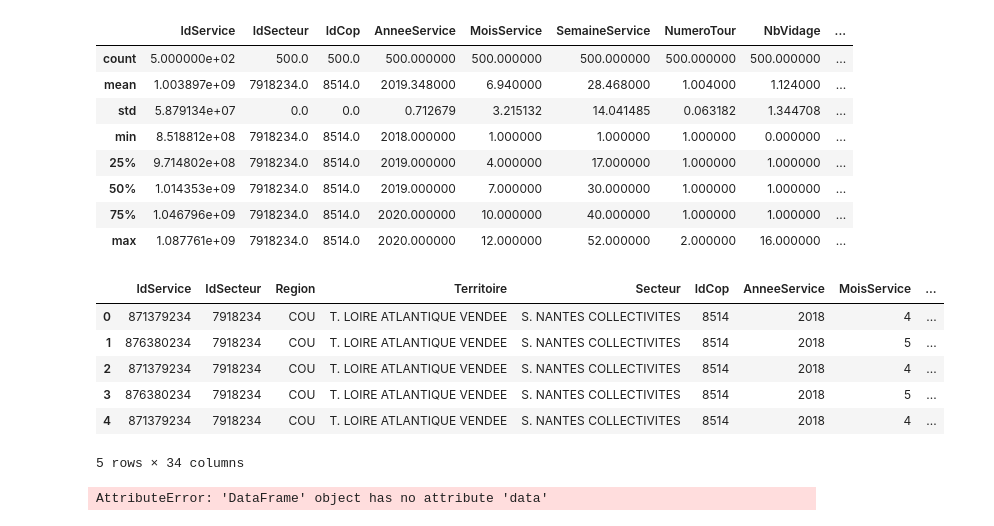
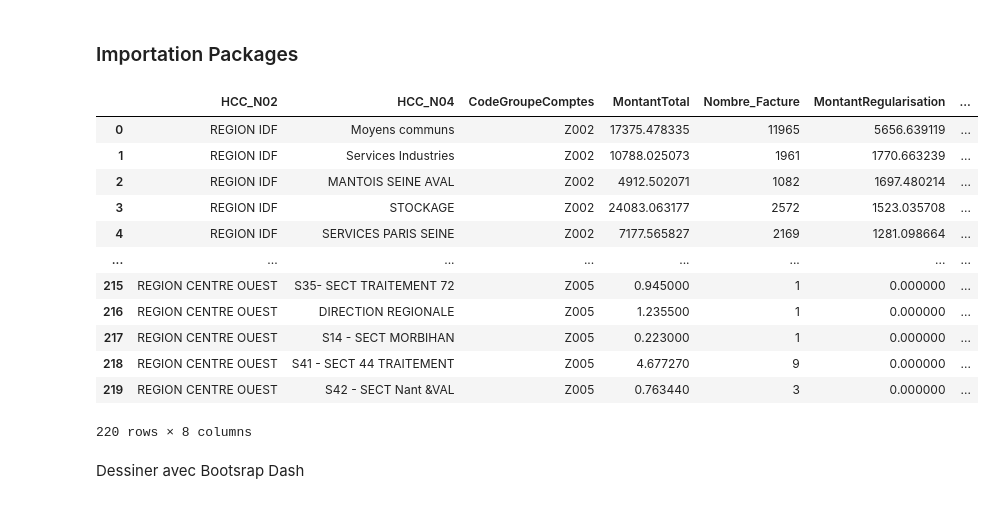
Before and after one commit to saidteste/V_APP, a Jupyter notebook: V.ipynb, the cells around one changed output. Saved outputs shown, nothing was run; the diff lists cells and outputs as text; code cells hidden in the pictures.

```diff
--- a/V.ipynb
+++ b/V.ipynb
@@ -53,3 +34,8 @@ NameError: name 'bigquery' is not defined
 # %%
 from google.cloud import bigquery
-client = bigquery.Client()
+
+bigquery_client = bigquery.Client(project='job-interview-bidmfj')
+Query = """
+SELECT *
+FROM  `job-interview-bidmfj.DataFrame.V_APP_DATA1`
+"""
@@ -89,43 +67,18 @@ tips['tip'].plot(kind = 'hist')
-# %%
-import plotly.graph_objects as go
-import pandas as pd
-
-df1 = pd.read_csv("C:/Users/Jarvis/Downloads/sect.csv")
-df1.describe()
-
-# fig = go.Figure(
-#     data=[go.Bar(y=[2, 1, 3])],
-#     layout_title_text="A Figure Displayed with fig.show()"
-# )
-# fig.show()
-# %% [output]
-|  | IdService | IdSecteur | IdCop | AnneeService | MoisService | SemaineService | NumeroTour | NbVidage | ... |
-| count | 5.000000e+02 | 500.0 | 500.0 | 500.000000 | 500.000000 | 500.000000 | 500.000000 | 500.000000 | ... |
-| mean | 1.003897e+09 | 7918234.0 | 8514.0 | 2019.348000 | 6.940000 | 28.468000 | 1.004000 | 1.124000 | ... |
-| std | 5.879134e+07 | 0.0 | 0.0 | 0.712679 | 3.215132 | 14.041485 | 0.063182 | 1.344708 | ... |
-| min | 8.518812e+08 | 7918234.0 | 8514.0 | 2018.000000 | 1.000000 | 1.000000 | 1.000000 | 0.000000 | ... |
-| 25% | 9.714802e+08 | 7918234.0 | 8514.0 | 2019.000000 | 4.000000 | 17.000000 | 1.000000 | 1.000000 | ... |
-| 50% | 1.014353e+09 | 7918234.0 | 8514.0 | 2019.000000 | 7.000000 | 30.000000 | 1.000000 | 1.000000 | ... |
-| 75% | 1.046796e+09 | 7918234.0 | 8514.0 | 2020.000000 | 10.000000 | 40.000000 | 1.000000 | 1.000000 | ... |
-| max | 1.087761e+09 | 7918234.0 | 8514.0 | 2020.000000 | 12.000000 | 52.000000 | 2.000000 | 16.000000 | ... |
-# %%
-# # import plotly.express as px
-# graphe = df1.data.gapminder().query("Region == 'COU'")
-# fig = df1.bar(data_canada, x='year', y='pop')
-# fig.show()
-df1.head()
-# %% [output]
-|  | IdService | IdSecteur | Region | Territoire | Secteur | IdCop | AnneeService | MoisService | ... |
-| 0 | 871379234 | 7918234 | COU | T. LOIRE ATLANTIQUE VENDEE | S. NANTES COLLECTIVITES | 8514 | 2018 | 4 | ... |
-| 1 | 876380234 | 7918234 | COU | T. LOIRE ATLANTIQUE VENDEE | S. NANTES COLLECTIVITES | 8514 | 2018 | 5 | ... |
-| 2 | 871379234 | 7918234 | COU | T. LOIRE ATLANTIQUE VENDEE | S. NANTES COLLECTIVITES | 8514 | 2018 | 4 | ... |
-| 3 | 876380234 | 7918234 | COU | T. LOIRE ATLANTIQUE VENDEE | S. NANTES COLLECTIVITES | 8514 | 2018 | 5 | ... |
-| 4 | 871379234 | 7918234 | COU | T. LOIRE ATLANTIQUE VENDEE | S. NANTES COLLECTIVITES | 8514 | 2018 | 4 | ... |
-5 rows × 34 columns
-# %%
-# import plotly.express as px
-graphe = df1.data.gapminder().query("Region == 'COU'")
-fig = px.bar(data, x='AnneService', y='TonnageHeureCollecte')
-fig.show()
-# %% [output]
-AttributeError: 'DataFrame' object has no attribute 'data'
+# %% [markdown]
+### Importation Packages
+# %%
+df
+# %% [output]
+|  | HCC_N02 | HCC_N04 | CodeGroupeComptes | MontantTotal | Nombre_Facture | MontantRegularisation | ... |
+| 0 | REGION IDF | Moyens communs | Z002 | 17375.478335 | 11965 | 5656.639119 | ... |
+| 1 | REGION IDF | Services Industries | Z002 | 10788.025073 | 1961 | 1770.663239 | ... |
+| 2 | REGION IDF | MANTOIS SEINE AVAL | Z002 | 4912.502071 | 1082 | 1697.480214 | ... |
+| 3 | REGION IDF | STOCKAGE | Z002 | 24083.063177 | 2572 | 1523.035708 | ... |
+| 4 | REGION IDF | SERVICES PARIS SEINE | Z002 | 7177.565827 | 2169 | 1281.098664 | ... |
+| ... | ... | ... | ... | ... | ... | ... | ... |
+| 215 | REGION CENTRE OUEST | S35- SECT TRAITEMENT 72 | Z005 | 0.945000 | 1 | 0.000000 | ... |
+| 216 | REGION CENTRE OUEST | DIRECTION REGIONALE | Z005 | 1.235500 | 1 | 0.000000 | ... |
+| 217 | REGION CENTRE OUEST | S14 - SECT MORBIHAN | Z005 | 0.223000 | 1 | 0.000000 | ... |
+| 218 | REGION CENTRE OUEST | S41 - SECT 44 TRAITEMENT | Z005 | 4.677270 | 9 | 0.000000 | ... |
+| 219 | REGION CENTRE OUEST | S42 - SECT Nant &VAL | Z005 | 0.763440 | 3 | 0.000000 | ... |
+220 rows × 8 columns
@@ -131,0 +126,2 @@ AttributeError: 'DataFrame' object has no attribute 'data'
+# %% [markdown]
+Dessiner avec Bootsrap Dash
```
Also changed, not shown: parts of 20 cells of this notebook, 5 other files.
